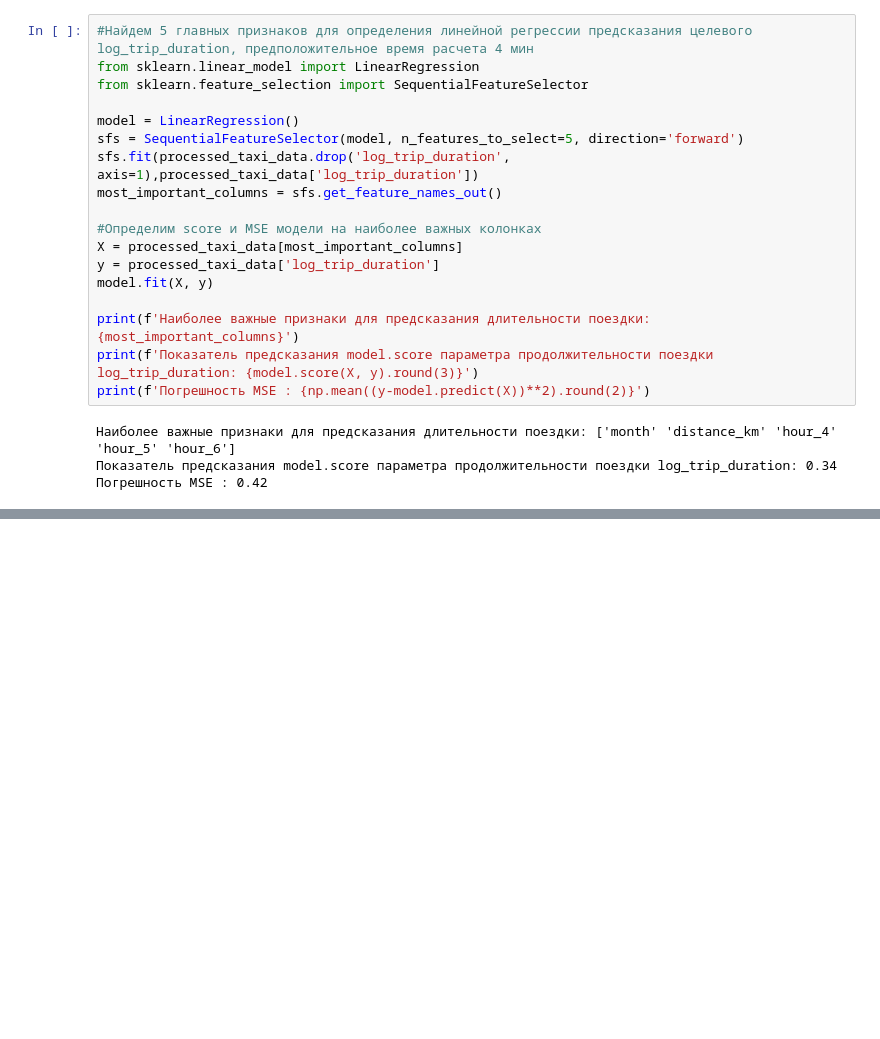
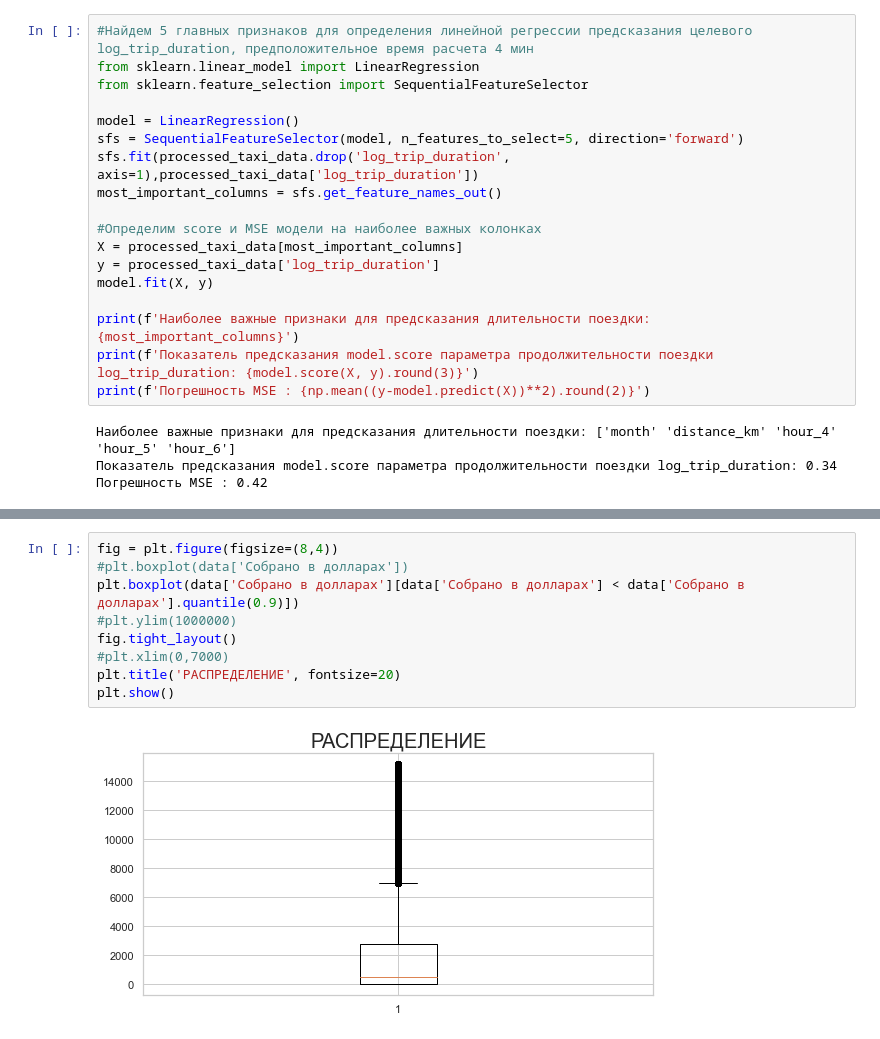
Before and after one commit to AlexanderGithubProfile/TEMP_WORKING_REPOSITORY, a Jupyter notebook: karpov_start_ml_course.ipynb, the cells around one changed output, grey strips where cells are left out. Cells and saved outputs as stored; diff of their text form; blank space fills up the shorter version.

```diff
--- a/karpov_start_ml_course.ipynb
+++ b/karpov_start_ml_course.ipynb
@@ -1108,0 +1238,11 @@ print(f'Погрешность MSE : {np.mean((y-model.predict(X))**2).round(2)}
+# %%
+fig = plt.figure(figsize=(8,4))
+#plt.boxplot(data['Собрано в долларах'])
+plt.boxplot(data['Собрано в долларах'][data['Собрано в долларах'] < data['Собрано в долларах'].quantile(0.9)])
+#plt.ylim(1000000)
+fig.tight_layout()
+#plt.xlim(0,7000)
+plt.title('РАСПРЕДЕЛЕНИЕ', fontsize=20)
+plt.show()
+# %% [output]
+[figure, added]
```
Also changed, not shown: parts of 41 cells of this notebook.
